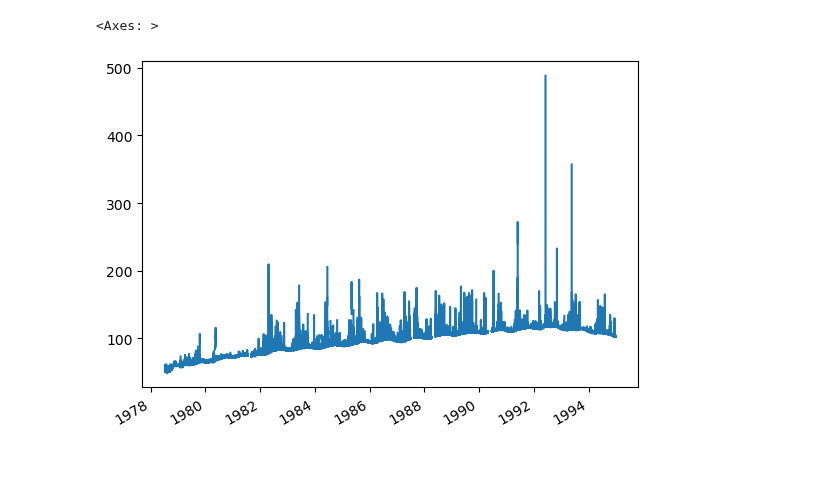
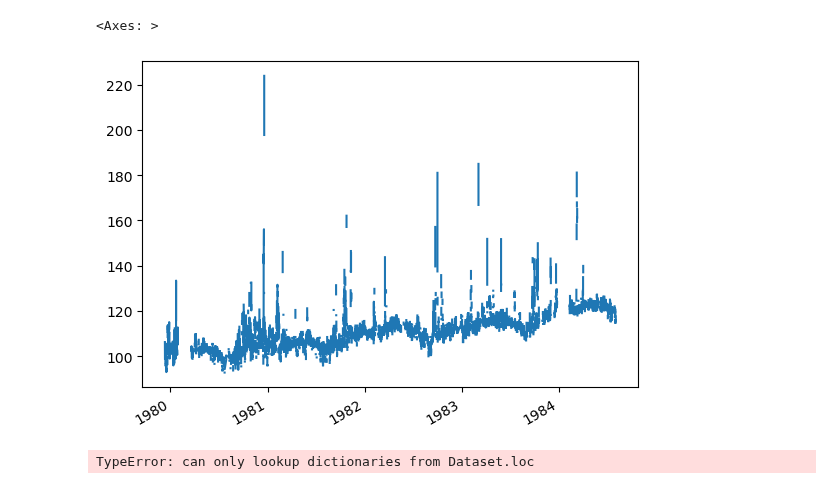
Before and after one commit to mrghg/agage-archive, a Jupyter notebook: notebooks/tutorial.ipynb, the cells around one changed output. Drawn from its saved outputs; the diff is of its cells as text; code cells hidden in the pictures.

Commit message:
WIP: Added data selection json file. Can't combine .C and netcdf files yet (pandas vs xarray)

```diff
--- a/notebooks/tutorial.ipynb
+++ b/notebooks/tutorial.ipynb
@@ -7,7 +10,11 @@ aa.mf.plot()
 # %%
-df = read_c("CGO")
+df = read_c("CH3CCl3", "CMO", "ALE")
 # %%
-df["CH3CCl3"].plot()
+df["mf"].plot()
 # %% [output]
 <Axes: >
-[figure, old version]
+[figure, new version]
+# %%
+dfs = combine_datasets("CH3CCl3", "CGO")
+# %% [output]
+TypeError: can only lookup dictionaries from Dataset.loc
```
Also changed, not shown: parts of 4 cells of this notebook, 2 other files.
